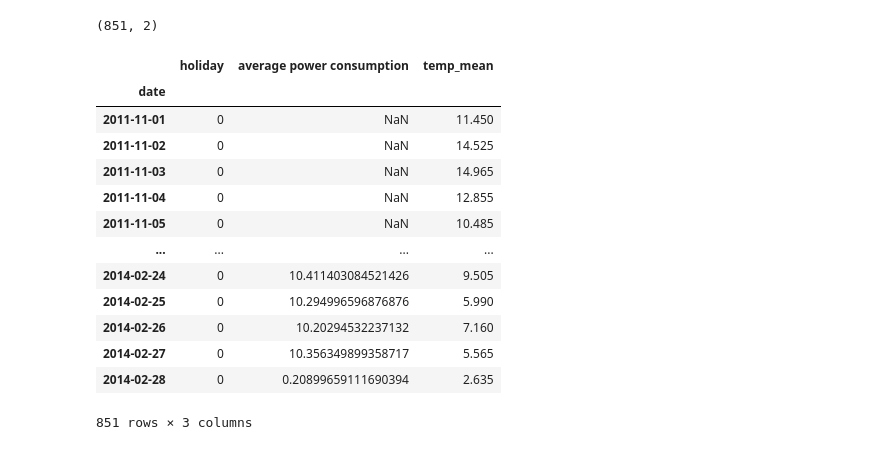
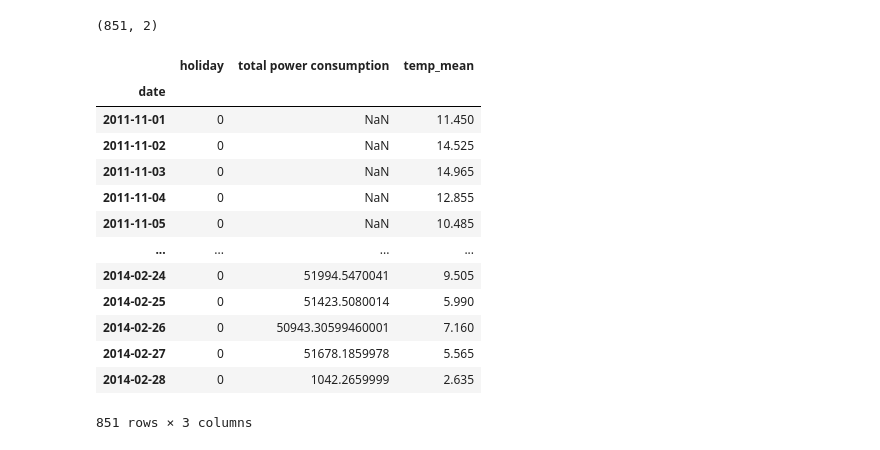
Before and after one commit to Nexlson/demand-forecast, a Jupyter notebook: Power Usage Forecasting (Preprocessing).ipynb, the cells around one changed output. Cells and saved outputs as stored; diff of their text form; code cells hidden in the pictures.

```diff
--- a/Power Usage Forecasting (Preprocessing).ipynb
+++ b/Power Usage Forecasting (Preprocessing).ipynb
@@ -176,7 +178,7 @@ for date in daily_dataset_csv_data.day.unique():
 # %%
 # To array
-arr = np.array(average_power)
+arr = np.array(total_power)
 # To df
-average_power_df = pd.DataFrame(arr, columns=['date', 'average power consumption'])
-average_power_df.head()
+total_power_df = pd.DataFrame(arr, columns=['date', 'total power consumption'])
+total_power_df.head()
 # %% [output]
@@ -189,8 +191,8 @@ average_power_df.head()
 # %%
 # change date to datetime format
-average_power_df['date'] = pd.to_datetime(average_power_df['date'])
+total_power_df['date'] = pd.to_datetime(total_power_df['date'])
 # %%
 # fill in date
-average_power_df= average_power_df.set_index('date').reindex(date_range).rename_axis('date').reset_index()
+total_power_df= total_power_df.set_index('date').reindex(date_range).rename_axis('date').reset_index()
 # %%
 # handle missing value? - use mean
@@ -233,15 +235,15 @@ weather_kept.shape
 # %%
 # Set index
 uk_bank_holiday_data = uk_bank_holiday_data.set_index('date')
-average_power_df = average_power_df.set_index('date')
+total_power_df = total_power_df.set_index('date')
 weather_kept = weather_kept.set_index('date')
 # %%
 # concat all data
-# df = uk_bank_holiday_data + average_power_df + weather_kept
-df = pd.concat([uk_bank_holiday_data, average_power_df, weather_kept], axis=1)
+# df = uk_bank_holiday_data + total_power_df + weather_kept
+df = pd.concat([uk_bank_holiday_data, total_power_df, weather_kept], axis=1)
 df
 # %% [output]
-|  | holiday | average power consumption | temp_mean |
+|  | holiday | total power consumption | temp_mean |
 | date |  |  |  |
 | 2011-11-01 | 0 | NaN | 11.450 |
 | 2011-11-02 | 0 | NaN | 14.525 |
@@ -249,11 +251,11 @@ df
 | 2011-11-04 | 0 | NaN | 12.855 |
 | 2011-11-05 | 0 | NaN | 10.485 |
 | ... | ... | ... | ... |
-| 2014-02-24 | 0 | 10.411403084521426 | 9.505 |
-| 2014-02-25 | 0 | 10.294996596876876 | 5.990 |
-| 2014-02-26 | 0 | 10.20294532237132 | 7.160 |
-| 2014-02-27 | 0 | 10.356349899358717 | 5.565 |
-| 2014-02-28 | 0 | 0.20899659111690394 | 2.635 |
+| 2014-02-24 | 0 | 51994.5470041 | 9.505 |
+| 2014-02-25 | 0 | 51423.5080014 | 5.990 |
+| 2014-02-26 | 0 | 50943.30599460001 | 7.160 |
+| 2014-02-27 | 0 | 51678.1859978 | 5.565 |
+| 2014-02-28 | 0 | 1042.2659999 | 2.635 |
 851 rows × 3 columns
 # %%
 # Remove all data on 22 days
```
Also changed, not shown: parts of 13 cells of this notebook, 2 other files.
